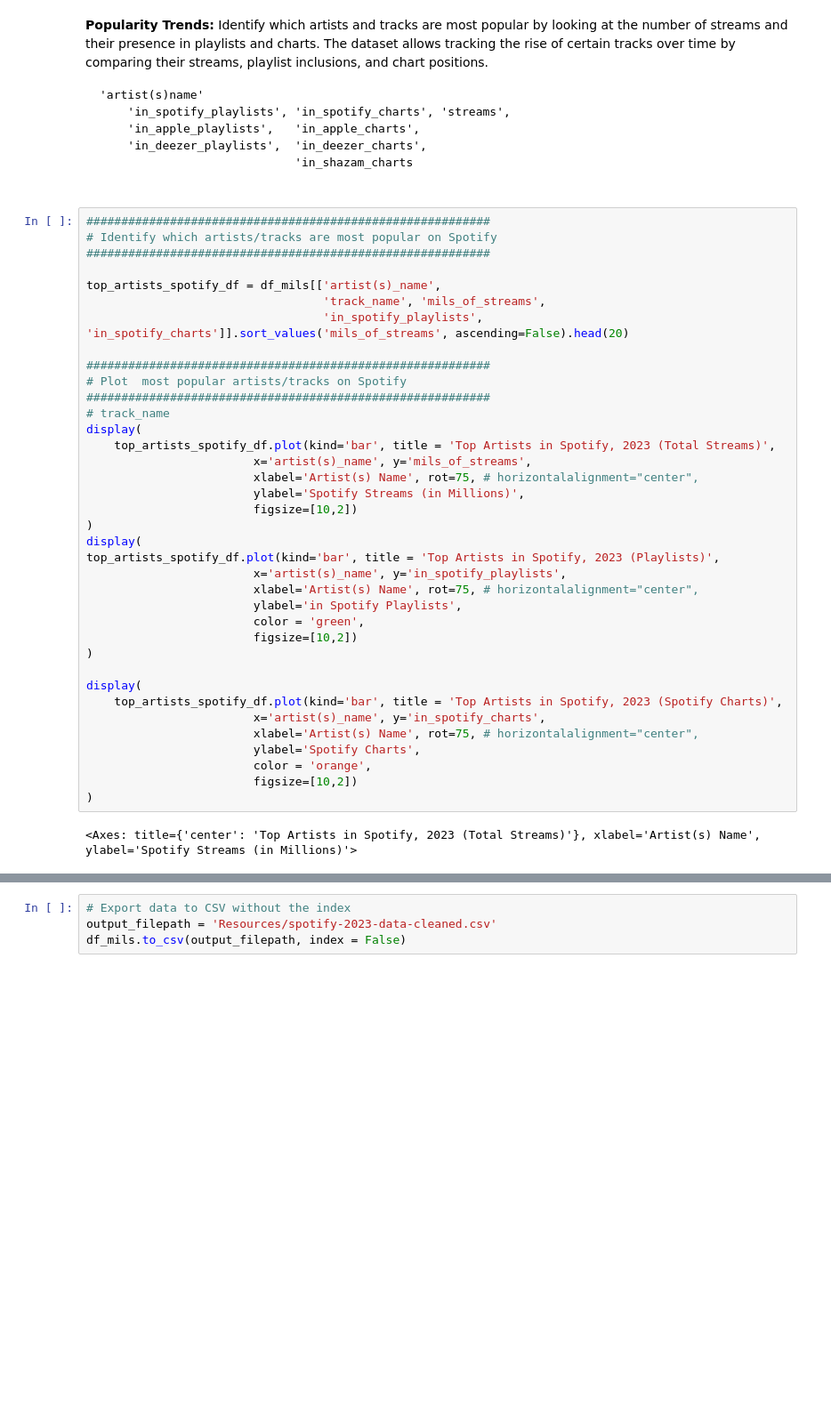
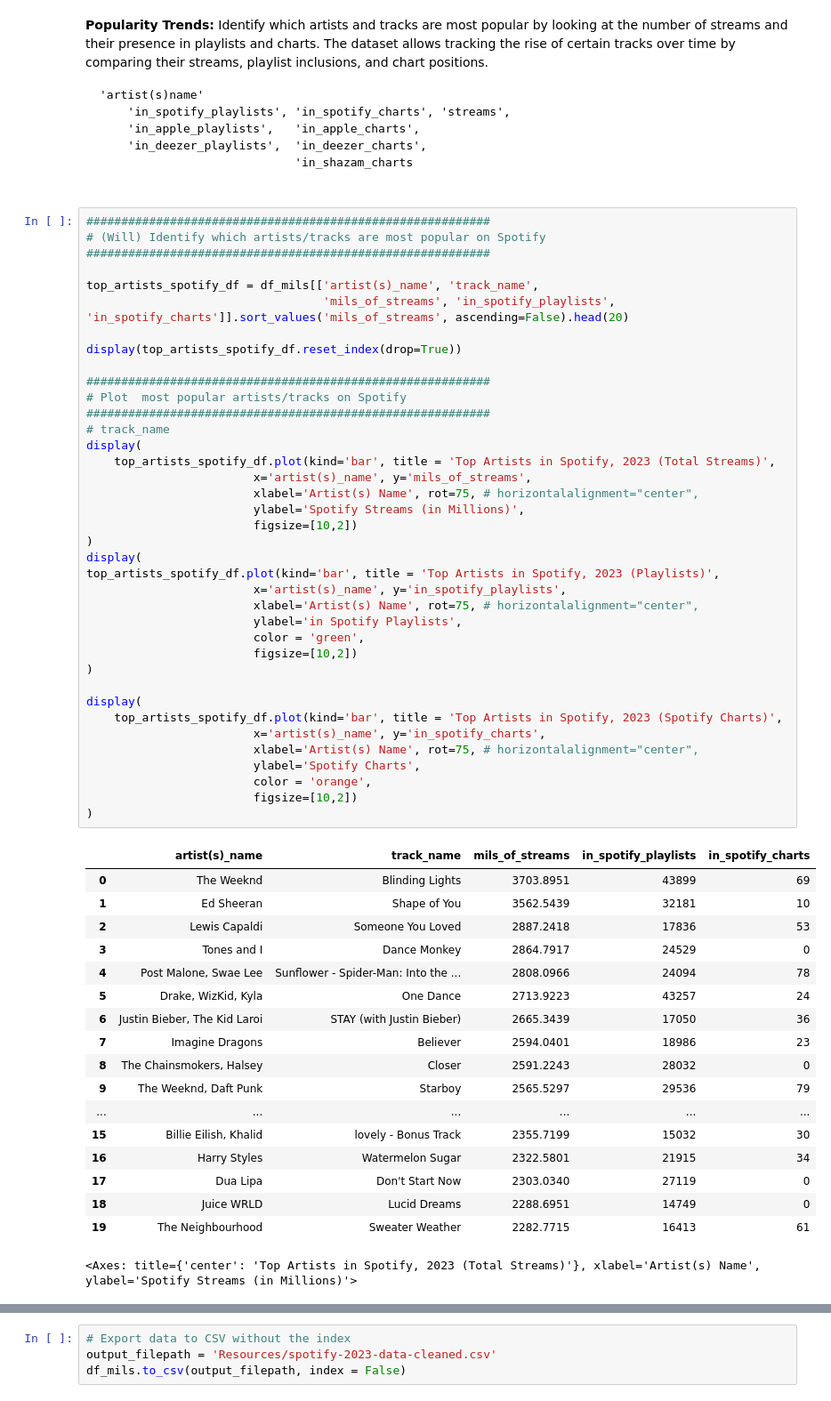
Before and after one commit to willablackmon/spotify_playlist_analysis, a Jupyter notebook: spotify_2023_data.ipynb, the cells around one changed output, grey strips where cells are left out. Shown at 89% size. Cells and saved outputs as stored; diff of their text form; blank space fills up the shorter version.

````diff
--- a/spotify_2023_data.ipynb
+++ b/spotify_2023_data.ipynb
@@ -217,42 +219,60 @@ The dataset allows tracking the rise of certain tracks over time by comparing th
 ```
 # %%
 ##########################################################
-# Identify which artists/tracks are most popular on Spotify
+# (Will) Identify which artists/tracks are most popular on Spotify
 ##########################################################
 
-top_artists_spotify_df = df_mils[['artist(s)_name',
-                                  'track_name', 'mils_of_streams',
-                                  'in_spotify_playlists', 'in_spotify_charts']].sort_values('mils_of_streams', ascending=False).head(20)
+top_artists_spotify_df = df_mils[['artist(s)_name', 'track_name',
+                                  'mils_of_streams', 'in_spotify_playlists', 'in_spotify_charts']].sort_values('mils_of_streams', ascending=False).head(20)
+
+display(top_artists_spotify_df.reset_index(drop=True))
 
 ##########################################################
 # Plot  most popular artists/tracks on Spotify
 ##########################################################
 # track_name
 display(
     top_artists_spotify_df.plot(kind='bar', title = 'Top Artists in Spotify, 2023 (Total Streams)',
                         x='artist(s)_name', y='mils_of_streams',
                         xlabel='Artist(s) Name', rot=75, # horizontalalignment="center",
                         ylabel='Spotify Streams (in Millions)',
                         figsize=[10,2])
 )
 display(
 top_artists_spotify_df.plot(kind='bar', title = 'Top Artists in Spotify, 2023 (Playlists)',
                         x='artist(s)_name', y='in_spotify_playlists',
                         xlabel='Artist(s) Name', rot=75, # horizontalalignment="center",
                         ylabel='in Spotify Playlists',
                         color = 'green',
                         figsize=[10,2])
 )
 
 display(
     top_artists_spotify_df.plot(kind='bar', title = 'Top Artists in Spotify, 2023 (Spotify Charts)',
                         x='artist(s)_name', y='in_spotify_charts',
                         xlabel='Artist(s) Name', rot=75, # horizontalalignment="center",
                         ylabel='Spotify Charts',
                         color = 'orange',
                         figsize=[10,2])
 )
 # %% [output]
+|  | artist(s)_name | track_name | mils_of_streams | in_spotify_playlists | in_spotify_charts |
+| 0 | The Weeknd | Blinding Lights | 3703.8951 | 43899 | 69 |
+| 1 | Ed Sheeran | Shape of You | 3562.5439 | 32181 | 10 |
+| 2 | Lewis Capaldi | Someone You Loved | 2887.2418 | 17836 | 53 |
+| 3 | Tones and I | Dance Monkey | 2864.7917 | 24529 | 0 |
+| 4 | Post Malone, Swae Lee | Sunflower - Spider-Man: Into the ... | 2808.0966 | 24094 | 78 |
+| 5 | Drake, WizKid, Kyla | One Dance | 2713.9223 | 43257 | 24 |
+| 6 | Justin Bieber, The Kid Laroi | STAY (with Justin Bieber) | 2665.3439 | 17050 | 36 |
+| 7 | Imagine Dragons | Believer | 2594.0401 | 18986 | 23 |
+| 8 | The Chainsmokers, Halsey | Closer | 2591.2243 | 28032 | 0 |
+| 9 | The Weeknd, Daft Punk | Starboy | 2565.5297 | 29536 | 79 |
+| ... | ... | ... | ... | ... | ... |
+| 15 | Billie Eilish, Khalid | lovely - Bonus Track | 2355.7199 | 15032 | 30 |
+| 16 | Harry Styles | Watermelon Sugar | 2322.5801 | 21915 | 34 |
+| 17 | Dua Lipa | Don't Start Now | 2303.0340 | 27119 | 0 |
+| 18 | Juice WRLD | Lucid Dreams | 2288.6951 | 14749 | 0 |
+| 19 | The Neighbourhood | Sweater Weather | 2282.7715 | 16413 | 61 |
 <Axes: title={'center': 'Top Artists in Spotify, 2023 (Total Streams)'}, xlabel='Artist(s) Name', ylabel='Spotify Streams (in Millions)'>
 <Axes: title={'center': 'Top Artists in Spotify, 2023 (Playlists)'}, xlabel='Artist(s) Name', ylabel='in Spotify Playlists'>
 <Axes: title={'center': 'Top Artists in Spotify, 2023 (Spotify Charts)'}, xlabel='Artist(s) Name', ylabel='Spotify Charts'>
````
Also changed, not shown: parts of 4 cells of this notebook, 1 other file.
